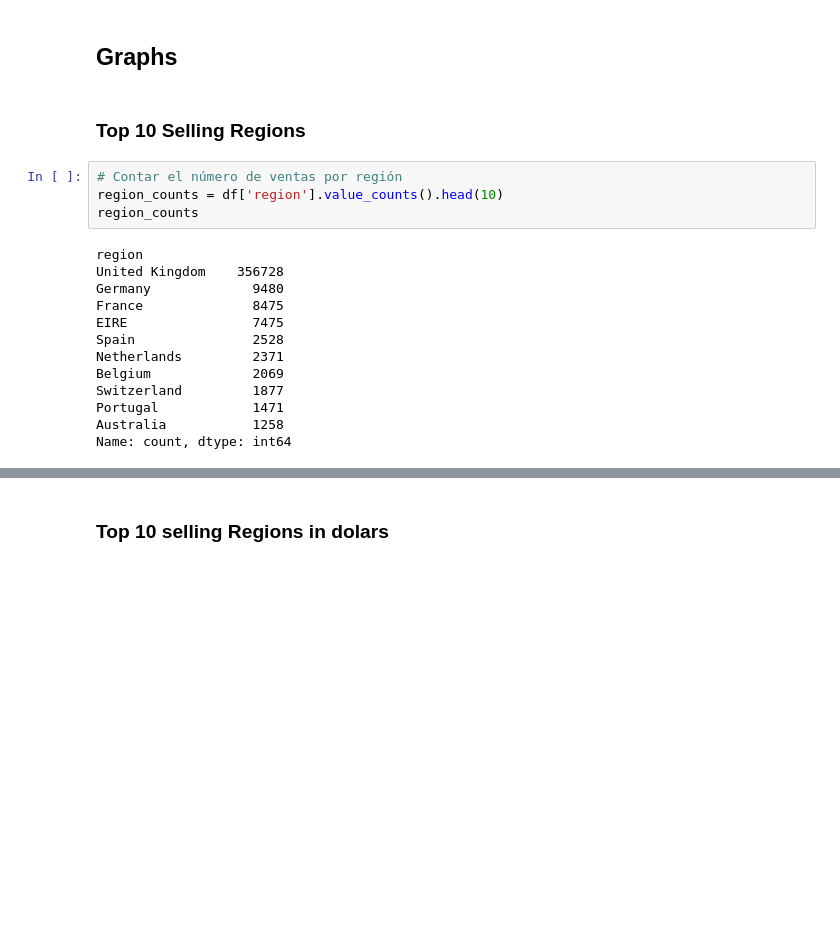
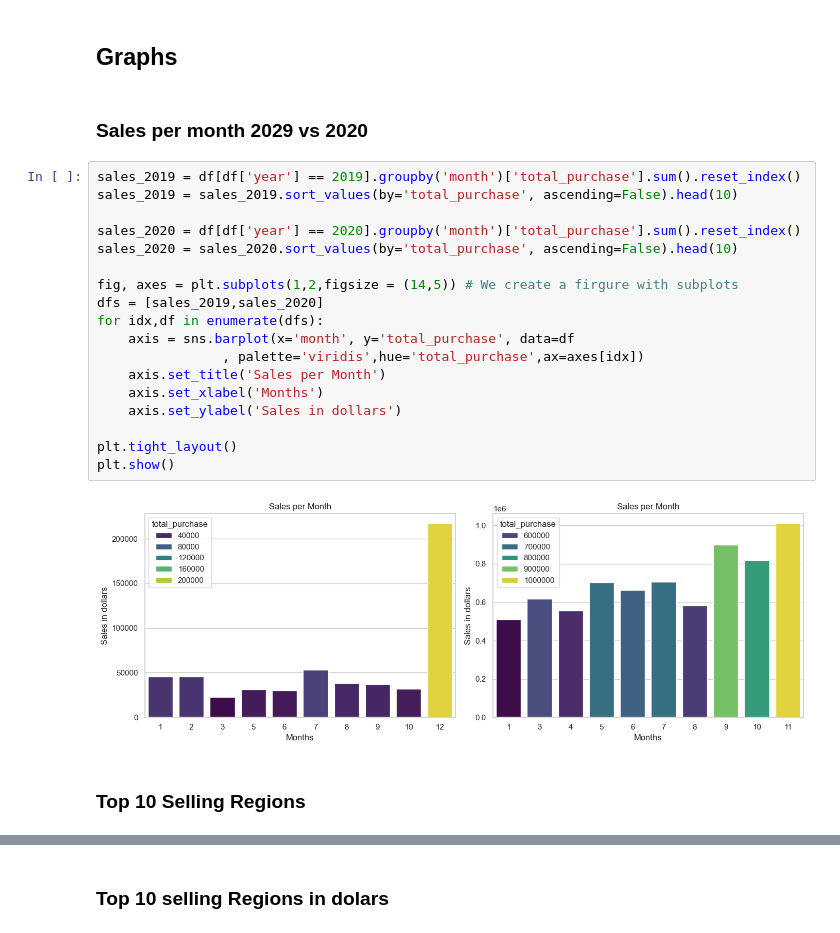
Before and after one commit to AbnerGalRol/Hackaton-Triple_ten-Team-8, a Jupyter notebook: notebooks/hackaton-triple-ten.ipynb, the cells around one changed output, grey strips where cells are left out. Saved outputs shown, nothing was run; the diff lists cells and outputs as text; blank space fills up the shorter version.

```diff
--- a/notebooks/hackaton-triple-ten.ipynb
+++ b/notebooks/hackaton-triple-ten.ipynb
@@ -412,23 +412,28 @@ df['recency'] = (df['invoice_date'].max() - df.groupby('customer_id')['invoice_d
 df['monetary_value'] = df.groupby('customer_id')['total_purchase'].transform('sum')
 # %% [markdown]
 ## Graphs
+# %% [markdown]
+### Sales per month 2029 vs 2020
+# %%
+sales_2019 = df[df['year'] == 2019].groupby('month')['total_purchase'].sum().reset_index()
+sales_2019 = sales_2019.sort_values(by='total_purchase', ascending=False).head(10)
+
+sales_2020 = df[df['year'] == 2020].groupby('month')['total_purchase'].sum().reset_index()
+sales_2020 = sales_2020.sort_values(by='total_purchase', ascending=False).head(10)
+
+fig, axes = plt.subplots(1,2,figsize = (14,5)) # We create a firgure with subplots
+dfs = [sales_2019,sales_2020]
+for idx,df in enumerate(dfs):
+    axis = sns.barplot(x='month', y='total_purchase', data=df
+                , palette='viridis',hue='total_purchase',ax=axes[idx])
+    axis.set_title('Sales per Month')
+    axis.set_xlabel('Months')
+    axis.set_ylabel('Sales in dollars')
+
+plt.tight_layout()
+plt.show()
+# %% [output]
+[figure, added]
 # %% [markdown]
 ### Top 10 Selling Regions
-# %%
-# Contar el número de ventas por región
-region_counts = df['region'].value_counts().head(10)
-region_counts
-# %% [output]
-region
-United Kingdom    356728
-Germany             9480
-France              8475
-EIRE                7475
-Spain               2528
-Netherlands         2371
-Belgium             2069
-Switzerland         1877
-Portugal            1471
-Australia           1258
-Name: count, dtype: int64
 # %%
```
Also changed, not shown: parts of 11 cells of this notebook.
